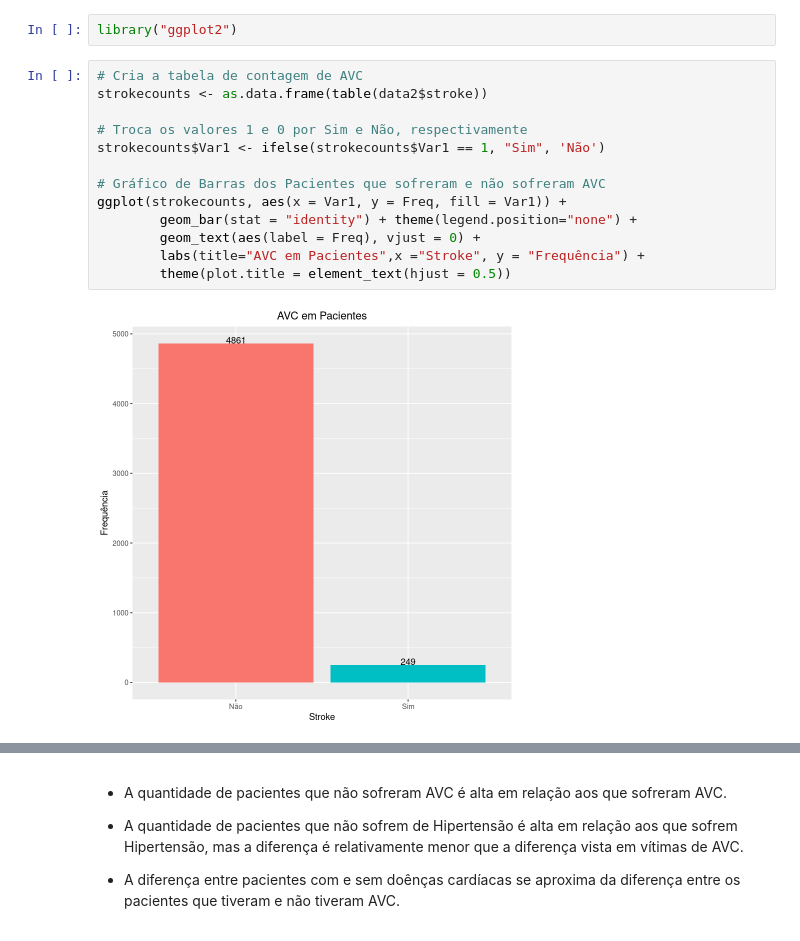
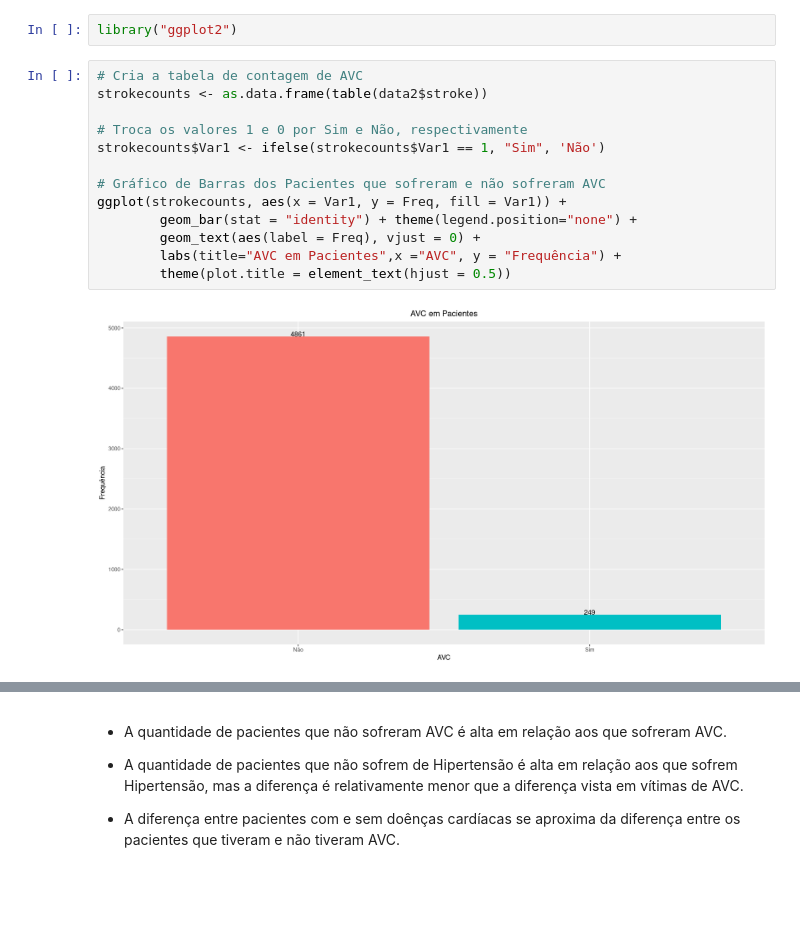
Before and after one commit to akmere-almeida/big-data-ai, a Jupyter notebook: atividade/analise_descritiva/analise_descritiva_avc.ipynb, the cells around one changed output, grey strips where cells are left out. Cells and saved outputs as stored; diff of their text form; blank space fills up the shorter version.

```diff
--- a/atividade/analise_descritiva/analise_descritiva_avc.ipynb
+++ b/atividade/analise_descritiva/analise_descritiva_avc.ipynb
@@ -202,18 +193,18 @@ library("ggplot2")
 # %%
 # Cria a tabela de contagem de AVC
 strokecounts <- as.data.frame(table(data2$stroke))
 
 # Troca os valores 1 e 0 por Sim e Não, respectivamente
 strokecounts$Var1 <- ifelse(strokecounts$Var1 == 1, "Sim", 'Não')
 
 # Gráfico de Barras dos Pacientes que sofreram e não sofreram AVC
 ggplot(strokecounts, aes(x = Var1, y = Freq, fill = Var1)) +
         geom_bar(stat = "identity") + theme(legend.position="none") +
         geom_text(aes(label = Freq), vjust = 0) +
-        labs(title="AVC em Pacientes",x ="Stroke", y = "Frequência") +
+        labs(title="AVC em Pacientes",x ="AVC", y = "Frequência") +
         theme(plot.title = element_text(hjust = 0.5))
 # %% [output]
-[figure, old version]
+[figure, new version]
 # %%
 # Cria a tabela de contagem de Hipertensão
 hypercounts <- as.data.frame(table(data2$hypertension))
```
Also changed, not shown: parts of 37 cells of this notebook, 2 other files.
